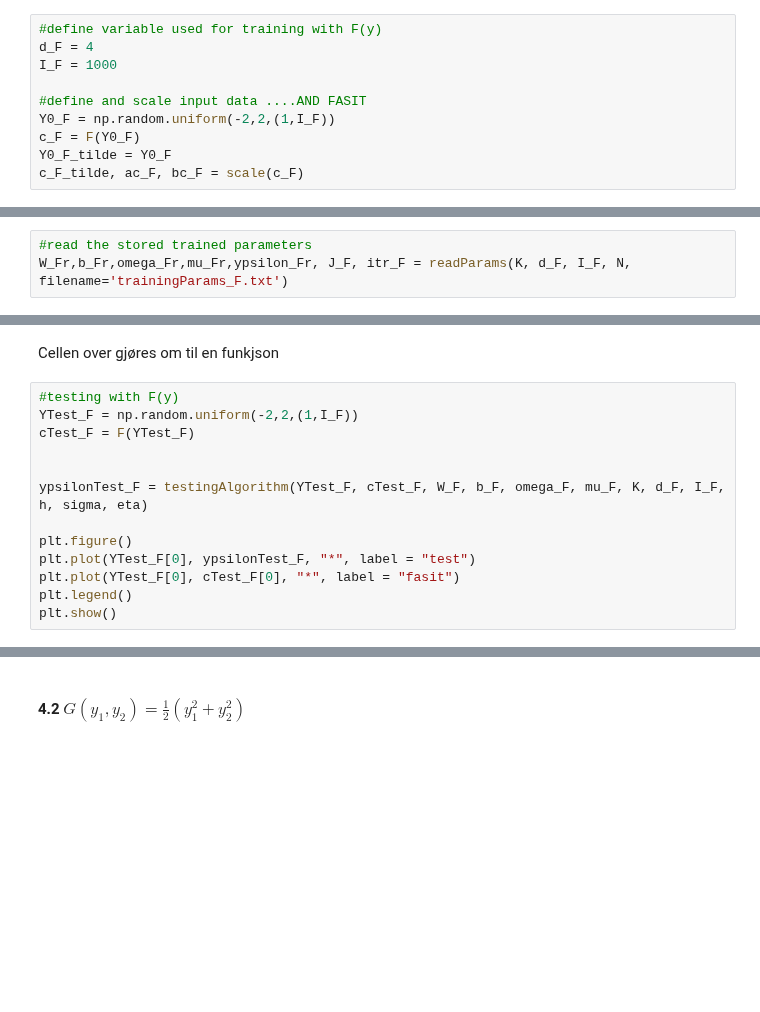
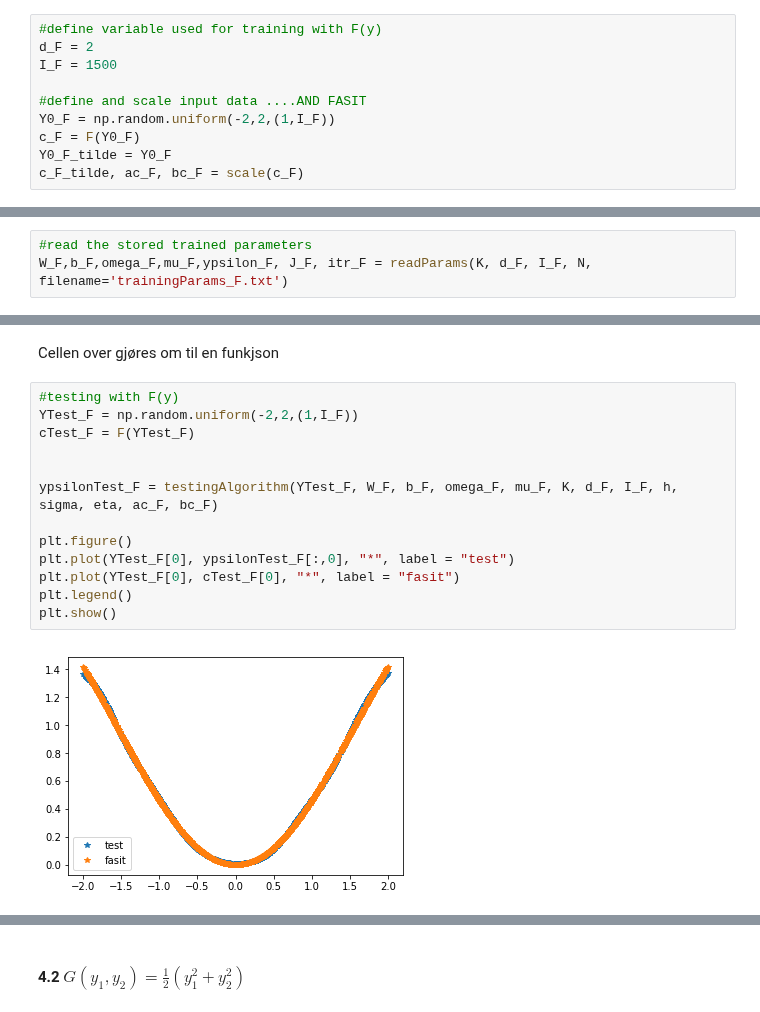
Before and after one commit to vivekapriyas/Function_Neural_Network, a Jupyter notebook: Project2.ipynb, the cells around one changed output, grey strips where cells are left out. Cells and saved outputs as stored; diff of their text form; blank space fills up the shorter version.

```diff
--- a/Project2.ipynb
+++ b/Project2.ipynb
@@ -660,8 +464,8 @@ def F(y):
     return 1-np.cos(y)
 # %%
 #define variable used for training with F(y)
-d_F = 4
-I_F = 1000
+d_F = 2
+I_F = 1500
 
 #define and scale input data ....AND FASIT
 Y0_F = np.random.uniform(-2,2,(1,I_F))
@@ -676,7 +480,7 @@ mu_F, omega_F, W_F, b_F, J_F, ypsilon_F, itr_F = trainingAlgorithm(K, d_F, h, ta
 writeParams(W_F, b_F, omega_F, mu_F,ypsilon_F, J_F, itr_F, filename = 'trainingParams_F.txt')
 # %%
 #read the stored trained parameters
-W_Fr,b_Fr,omega_Fr,mu_Fr,ypsilon_Fr, J_F, itr_F = readParams(K, d_F, I_F, N, filename='trainingParams_F.txt')
+W_F,b_F,omega_F,mu_F,ypsilon_F, J_F, itr_F = readParams(K, d_F, I_F, N, filename='trainingParams_F.txt')
 # %%
 #
 plt.plot(np.linspace(0,itr_F,itr_F), J_F[:itr_F]/I_F)
@@ -687,13 +491,15 @@ Cellen over gjøres om til en funkjson
 # %%
 #testing with F(y)
 YTest_F = np.random.uniform(-2,2,(1,I_F))
 cTest_F = F(YTest_F)
 
 
-ypsilonTest_F = testingAlgorithm(YTest_F, cTest_F, W_F, b_F, omega_F, mu_F, K, d_F, I_F, h, sigma, eta)
+ypsilonTest_F = testingAlgorithm(YTest_F, W_F, b_F, omega_F, mu_F, K, d_F, I_F, h, sigma, eta, ac_F, bc_F)
 
 plt.figure()
-plt.plot(YTest_F[0], ypsilonTest_F, "*", label = "test")
+plt.plot(YTest_F[0], ypsilonTest_F[:,0], "*", label = "test")
 plt.plot(YTest_F[0], cTest_F[0], "*", label = "fasit")
 plt.legend()
 plt.show()
+# %% [output]
+[figure, added]
```
Also changed, not shown: parts of 19 cells of this notebook, 18 other files.
